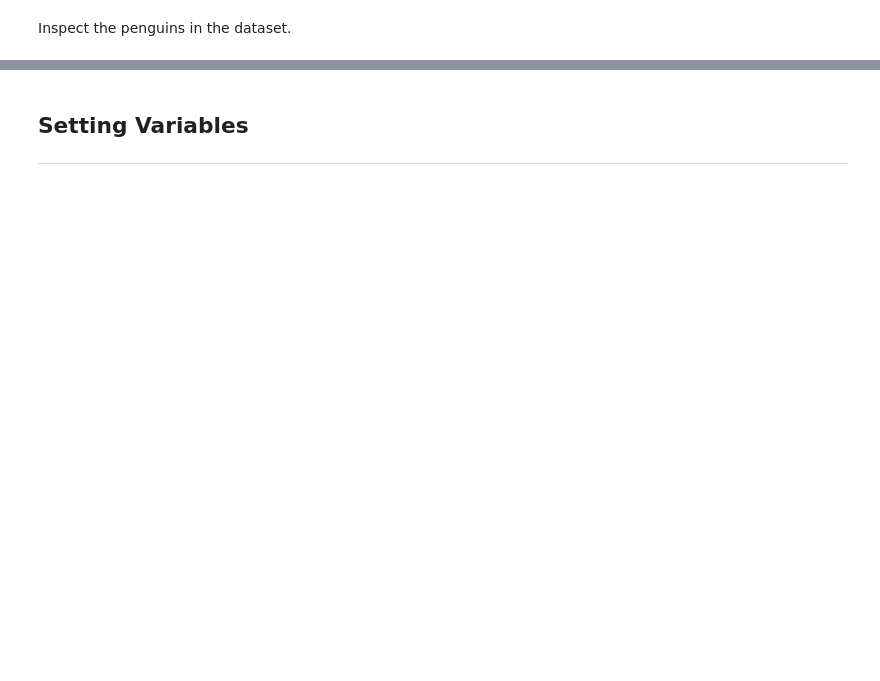
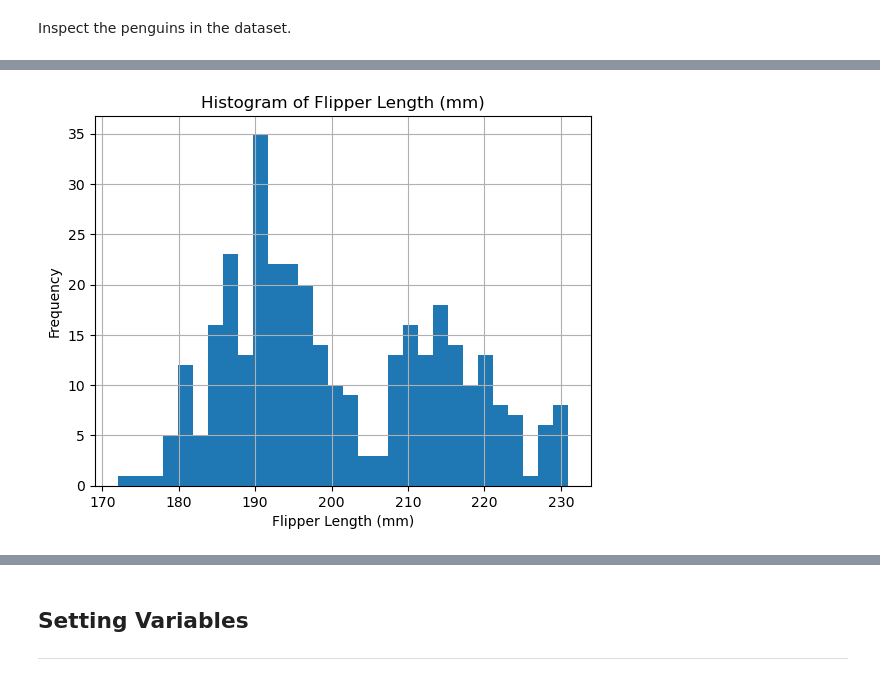
Before and after one commit to kronos164/Principles-of-Data-Analitics, a Jupyter notebook: penguings.ipynb, the cells around one changed output, grey strips where cells are left out. Cells and saved outputs as stored; diff of their text form; code cells hidden in the pictures; blank space fills up the shorter version.

```diff
--- a/penguings.ipynb
+++ b/penguings.ipynb
@@ -203,0 +243,9 @@ dtype: object
+# %%
+# Create a histogram for Flipper Length (mm)
+penguins_dataset['flipper_length_mm'].hist(bins=30)
+plt.title('Histogram of Flipper Length (mm)')
+plt.xlabel('Flipper Length (mm)')
+plt.ylabel('Frequency')
+plt.show()
+# %% [output]
+[figure, added]
```
Also changed, not shown: parts of 31 cells of this notebook.
